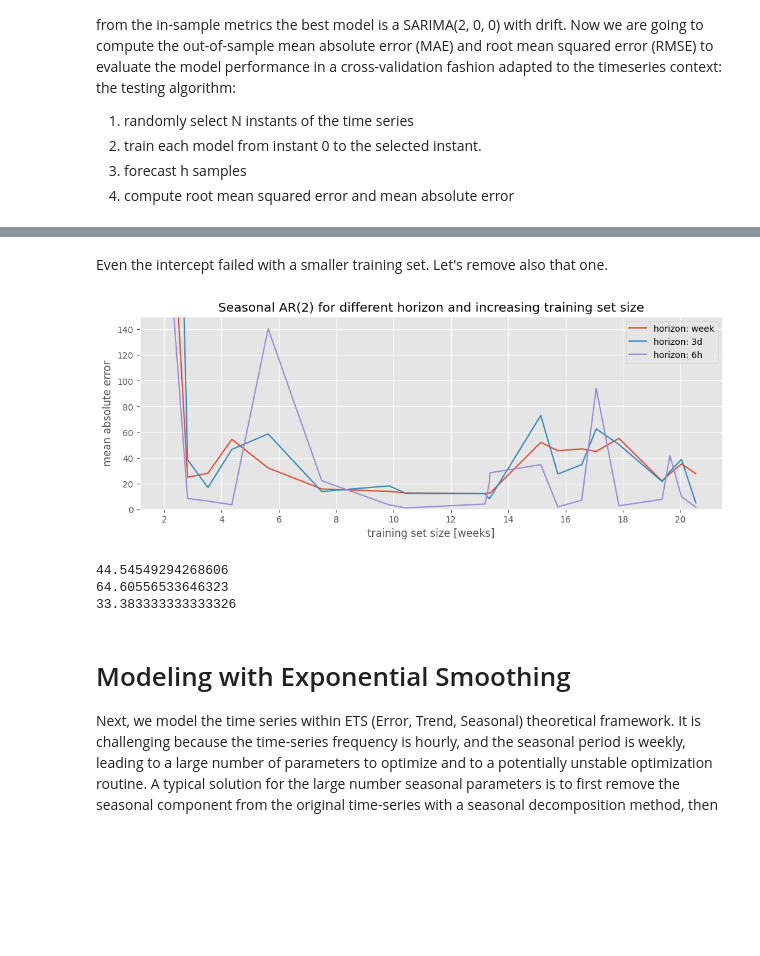
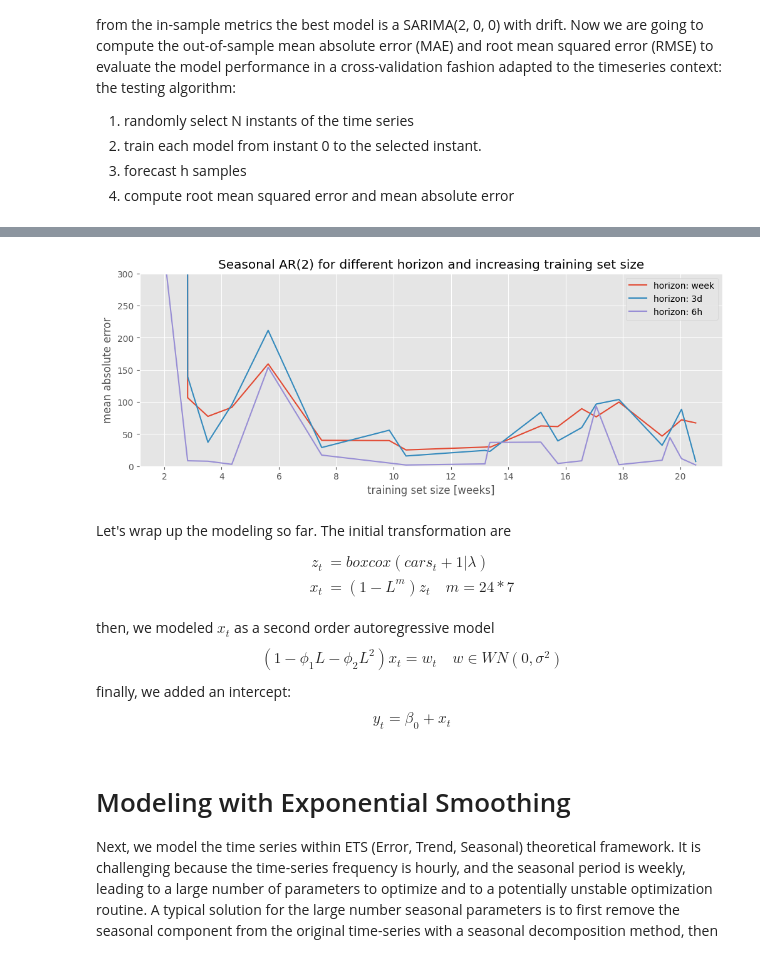
Before and after one commit to Yourne/garage-demand-forecasts, a Jupyter notebook: demand-modeling.ipynb, the cells around one changed output, grey strips where cells are left out. Drawn from its saved outputs; the diff is of its cells as text; code cells hidden in the pictures; blank space fills up the shorter version.

```diff
--- a/demand-modeling.ipynb
+++ b/demand-modeling.ipynb
@@ -533,7 +482,7 @@ Looking at the model parameters, the drift is almost zero, and the P-value is ov
 def sar2_forecast(z: pd.Series, h: int, alpha:float):
     season = 24 * 7
     x = z - z.shift(periods=season)
-    model = tsa.SARIMAX(x, order=(2, 0, 0), trend='c', enforce_stationarity=False).fit(disp=False)
+    model = tsa.SARIMAX(x, order=(2, 0, 0), trend='c').fit(disp=False)
     if model.mle_retvals['converged'] == False:
         print(f"model did't converge")
         print(model.summary())
@@ -547,3 +496,5 @@ def sar2_forecast(z: pd.Series, h: int, alpha:float):
     return preds
 
 sar2_week_result_df = evaluate_forecast_model(sar2_forecast, cars.cars, horizon=24 * 7, split_n=SPLIT_N, alpha=ALPHA)
+sar2_3d_result_df = evaluate_forecast_model(sar2_forecast, cars.cars, horizon=24 * 3, split_n=SPLIT_N, alpha=ALPHA)
+sar2_6h_result_df = evaluate_forecast_model(sar2_forecast, cars.cars, horizon=6, split_n=SPLIT_N, alpha=ALPHA)
@@ -568,47 +501,31 @@ Covariance Type:                  opg
-# %% [markdown]
-Even the intercept failed with a smaller training set. Let's remove also that one.
-# %%
-# AR(2)
-def sar2_forecast(z: pd.Series, h: int, alpha:float):
-    season = 24 * 7
-    x = z - z.shift(periods=season)
-    model = tsa.SARIMAX(x, order=(2, 0, 0), enforce_stationarity=False).fit(disp=False)
-    if model.mle_retvals['converged'] == False:
-        print(f"model did't converge")
-        print(model.summary())
-        pprint(model.mle_retvals)
-        raise ConvergenceError
-    mean = model.get_forecast(h).predicted_mean \
-        .add(z.tail(season).head(h).values)
-    pred_int_df = model.get_forecast(h).conf_int(alpha) \
-        .add(z.tail(season).head(h).values.reshape(-1, 1))
-    preds = pd.concat([mean, pred_int_df], axis=1)
-    return preds
-
-sar2_week_result_df = evaluate_forecast_model(sar2_forecast, cars.cars, horizon=24 * 7, split_n=SPLIT_N, alpha=ALPHA)
-sar2_3d_result_df = evaluate_forecast_model(sar2_forecast, cars.cars, horizon=24 * 3, split_n=SPLIT_N, alpha=ALPHA)
-sar2_6h_result_df = evaluate_forecast_model(sar2_forecast, cars.cars, horizon=6, split_n=SPLIT_N, alpha=ALPHA)
 # %%
 title="Seasonal AR(2) for different horizon and increasing training set size"
 ax = pd.DataFrame({
-    "horizon: week": sar2_week_result_df["mae"],
-    "horizon: 3d": sar2_3d_result_df["mae"],
-    "horizon: 6h":  sar2_6h_result_df["mae"],
+    "horizon: week": sar2_week_result_df["rmse"],
+    "horizon: 3d": sar2_3d_result_df["rmse"],
+    "horizon: 6h":  sar2_6h_result_df["rmse"],
     "training set size [weeks]": sar2_6h_result_df["train_sr_len"]
-    }).plot(x="training set size [weeks]", ylim=(0, 150), ylabel="mean absolute error", title=title)
+    }).plot(x="training set size [weeks]", ylim=(0, 300), ylabel="mean absolute error", title=title)
 ax.set_xticks([24 * 7 * w for w in range(2, 20 + 1, 2)])
 ax.set_xticklabels([str(i) for i in range(2, 20 + 1, 2)])
 plt.show()
 # %% [output]
-[figure, old version]
+[figure, new version]
-# %%
-print(sar2_week_result_df["mae"].mean())
-print(sar2_3d_result_df["mae"].mean())
-print(sar2_6h_result_df["mae"].mean())
-# %% [output]
-44.54549294268606
-64.60556533646323
-33.383333333333326
+# %% [markdown]
+Let's wrap up the modeling so far.
+The initial transformation are
+$$
+\begin{split}
+z_t &  = boxcox(cars_t + 1 | \lambda) \\
+x_t & = (1 - L^m) z_t \quad m = 24 * 7\\
+\end{split}
+$$
+then, we modeled $x_t$ as a second order autoregressive model
+$$ (1 - \phi_1 L - \phi_2 L^2)x_t = w_t \quad w \in WN(0, \sigma^2)$$
+finally, we added an intercept:
+$$
+y_t = \beta_0 + x_t
+$$
 # %% [markdown]
 # Modeling with Exponential Smoothing
 Next, we model the time series within ETS (Error, Trend, Seasonal) theoretical framework. It is challenging because the time-series frequency is hourly, and the seasonal period is weekly, leading to a large number of parameters to optimize and to a potentially unstable optimization routine.
```
Also changed, not shown: parts of 34 cells of this notebook, 3 other files.
